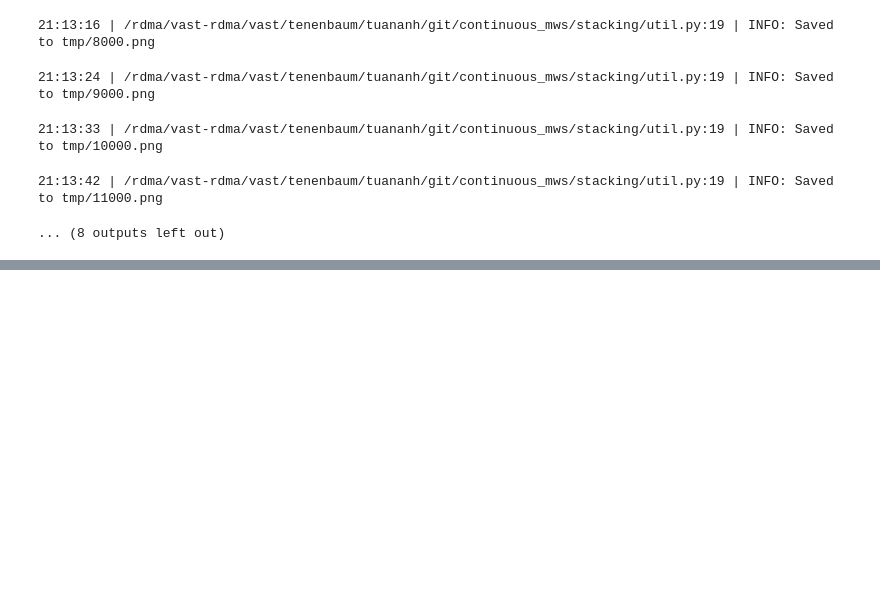
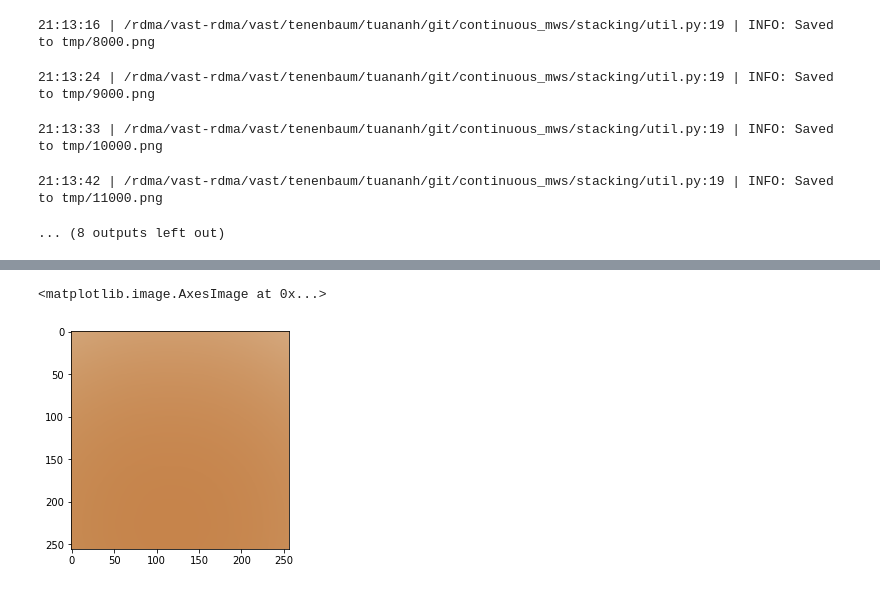
Before and after one commit to tuananhle7/hmws, a Jupyter notebook: stacking/Untitled.ipynb, the cells around one changed output, grey strips where cells are left out. Saved outputs shown, nothing was run; the diff lists cells and outputs as text; code cells hidden in the pictures; blank space fills up the shorter version.

```diff
--- a/stacking/Untitled.ipynb
+++ b/stacking/Untitled.ipynb
@@ -553,0 +673,23 @@ util.make_gif(img_paths, "training.gif", fps=3)
+# %%
+def soft_render(primitives, stacking_program, raw_locations,
+                raw_color_sharpness, raw_blur,
+                num_channels=3, num_rows=256, num_cols=256):
+    # Convert
+    locations = convert_raw_locations(raw_locations, stacking_program, primitives)
+
+    # Render
+    canvas = init_canvas(device, num_channels, num_rows, num_cols)
+    for primitive_id, location in zip(stacking_program, locations):
+        primitive = primitives[primitive_id]
+        canvas = soft_render_square(primitive, location, canvas,
+                                    color_sharpness=get_color_sharpness(raw_color_sharpness),
+                                    blur=get_blur(raw_blur))
+
+    return canvas
+# %%
+img = soft_render(primitives, stacking_program, raw_locations,
+                  torch.randn((), device=device), torch.randn((), device=device))
+plt.imshow(img.cpu().permute(1, 2, 0))
+# %% [output]
+<matplotlib.image.AxesImage at 0x...>
+[figure, added]
```
Also changed, not shown: parts of 20 cells of this notebook.
